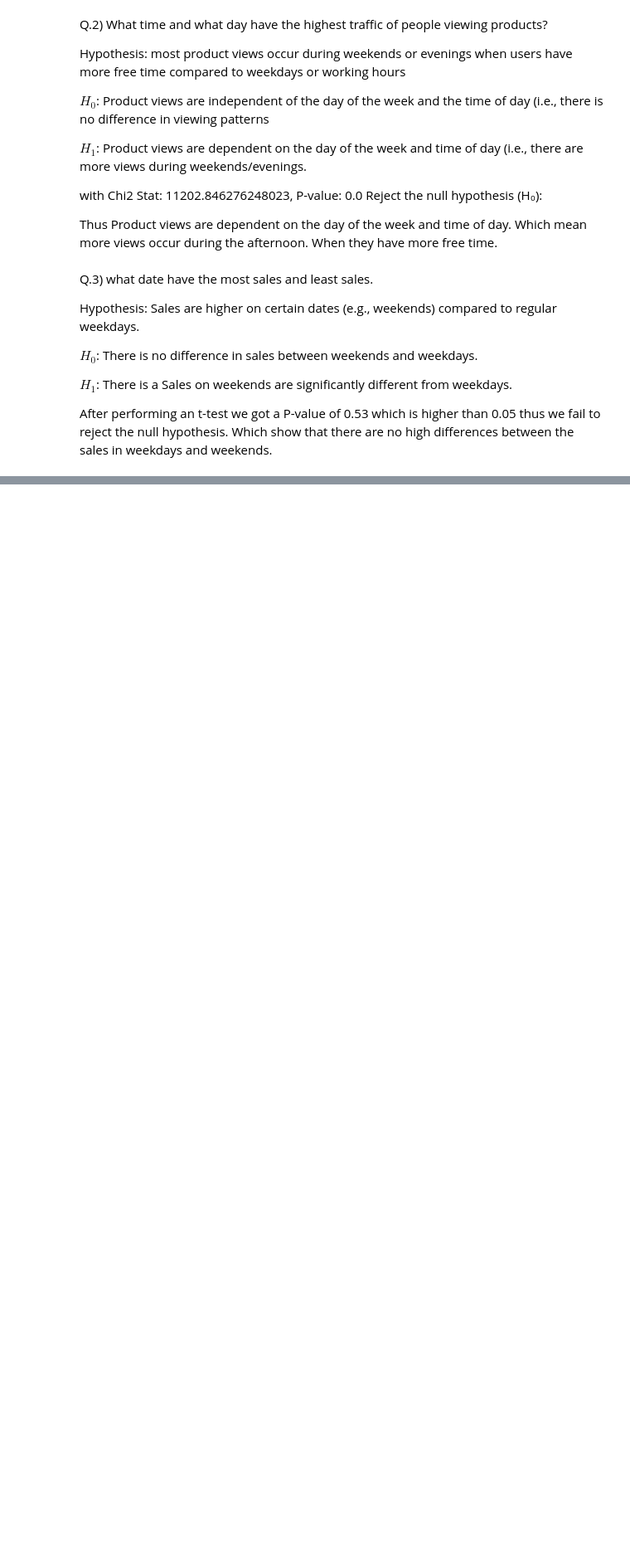
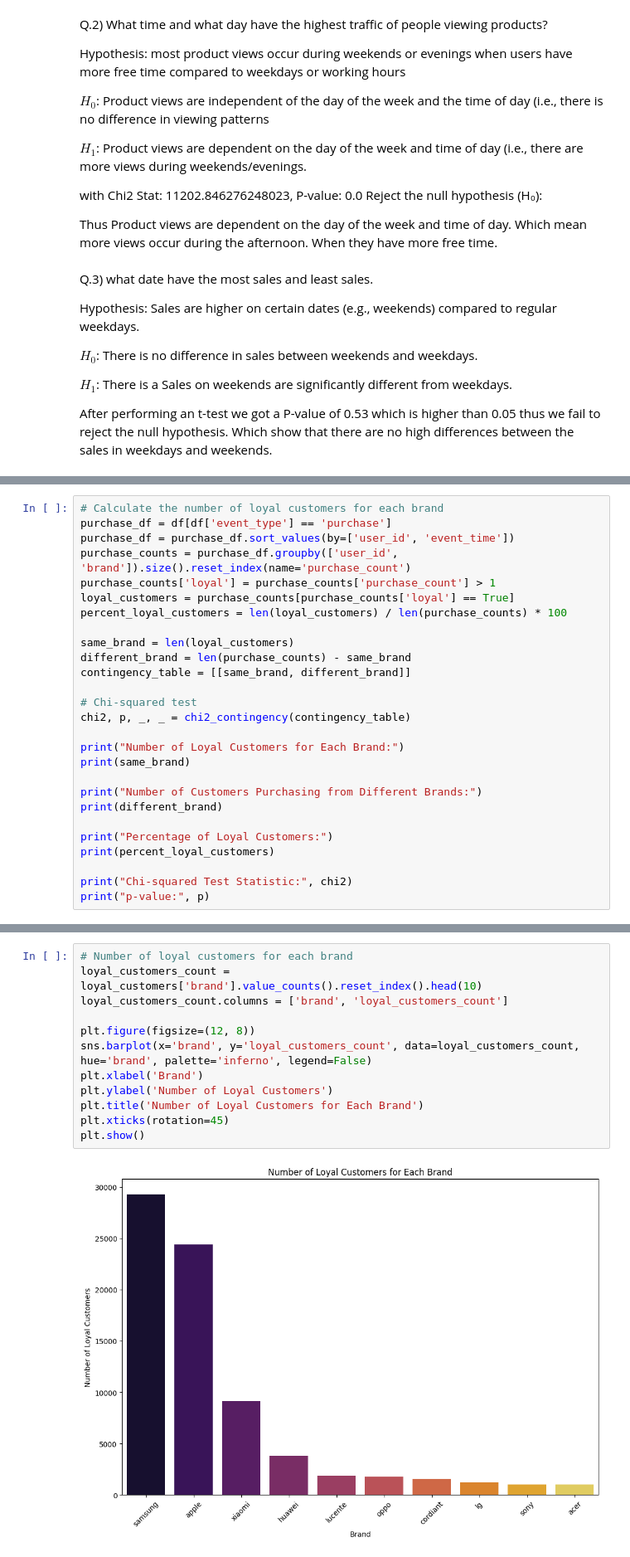
Before and after one commit to Esorte/ICCS361Project1, a Jupyter notebook: EDA/EDA.ipynb, the cells around one changed output, grey strips where cells are left out. Shown at 83% size. Cells and saved outputs as stored; diff of their text form; blank space fills up the shorter version.

```diff
--- a/EDA/EDA.ipynb
+++ b/EDA/EDA.ipynb
@@ -525,0 +598,27 @@ After performing an t-test we got a P-value of 0.53 which is higher than 0.05 th
+# %%
+# Calculate the number of loyal customers for each brand
+purchase_df = df[df['event_type'] == 'purchase']
+purchase_df = purchase_df.sort_values(by=['user_id', 'event_time'])
+purchase_counts = purchase_df.groupby(['user_id', 'brand']).size().reset_index(name='purchase_count')
+purchase_counts['loyal'] = purchase_counts['purchase_count'] > 1
+loyal_customers = purchase_counts[purchase_counts['loyal'] == True]
+percent_loyal_customers = len(loyal_customers) / len(purchase_counts) * 100
+
+same_brand = len(loyal_customers)
+different_brand = len(purchase_counts) - same_brand
+contingency_table = [[same_brand, different_brand]]
+
+# Chi-squared test
+chi2, p, _, _ = chi2_contingency(contingency_table)
+
+print("Number of Loyal Customers for Each Brand:")
+print(same_brand)
+
+print("Number of Customers Purchasing from Different Brands:")
+print(different_brand)
+
+print("Percentage of Loyal Customers:")
+print(percent_loyal_customers)
+
+print("Chi-squared Test Statistic:", chi2)
+print("p-value:", p)
@@ -525,0 +634,14 @@ After performing an t-test we got a P-value of 0.53 which is higher than 0.05 th
+# %%
+# Number of loyal customers for each brand
+loyal_customers_count = loyal_customers['brand'].value_counts().reset_index().head(10)
+loyal_customers_count.columns = ['brand', 'loyal_customers_count']
+
+plt.figure(figsize=(12, 8))
+sns.barplot(x='brand', y='loyal_customers_count', data=loyal_customers_count, hue='brand', palette='inferno', legend=False)
+plt.xlabel('Brand')
+plt.ylabel('Number of Loyal Customers')
+plt.title('Number of Loyal Customers for Each Brand')
+plt.xticks(rotation=45)
+plt.show()
+# %% [output]
+[figure, added]
```
Also changed, not shown: parts of 7 cells of this notebook.
